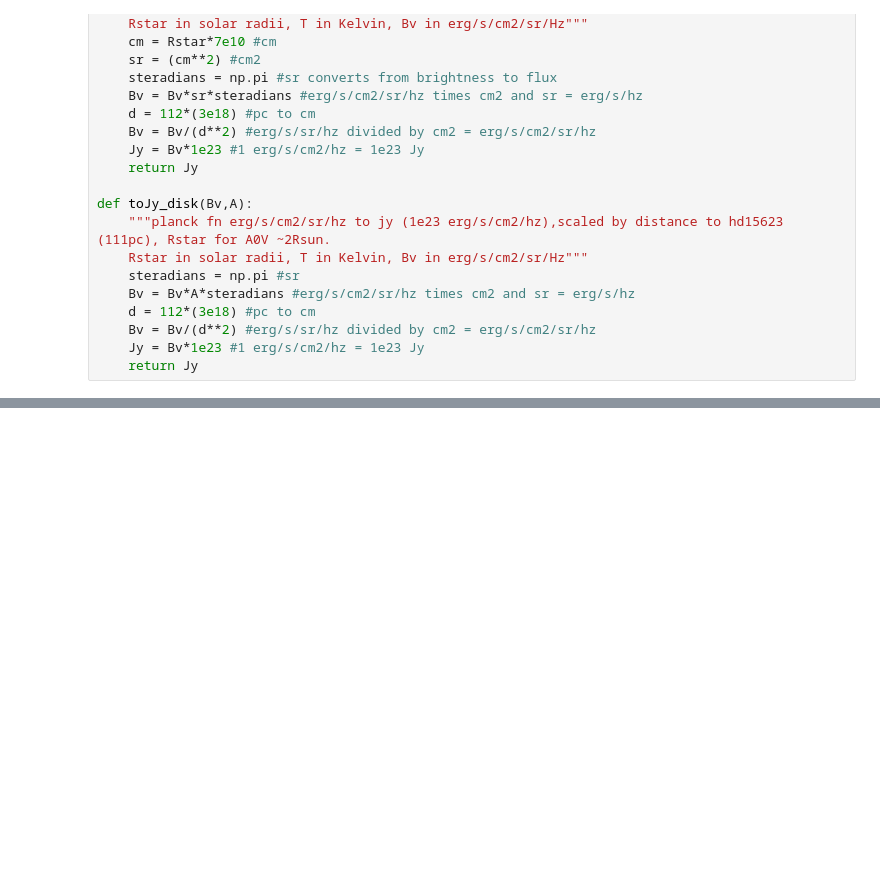
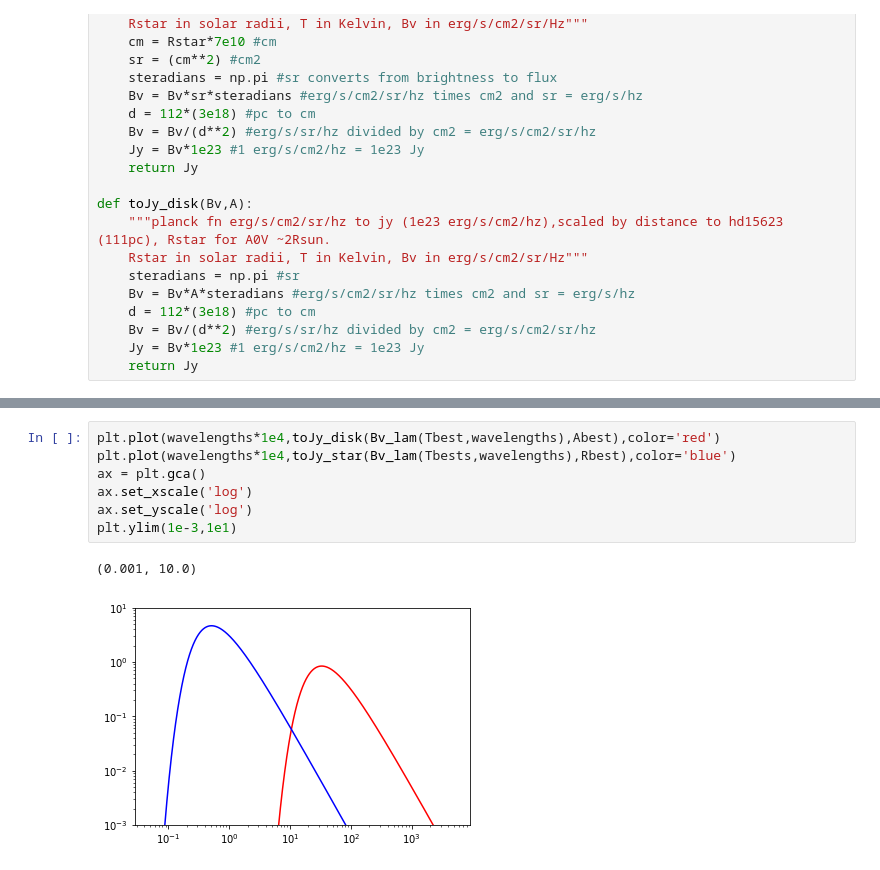
Before and after one commit to briley-lewis/debris-disk, a Jupyter notebook: Disk SED.ipynb, the cells around one changed output, grey strips where cells are left out. Drawn from its saved outputs; the diff is of its cells as text; blank space fills up the shorter version.

```diff
--- a/Disk SED.ipynb
+++ b/Disk SED.ipynb
@@ -143,0 +209,10 @@ def toJy_disk(Bv,A):
+# %%
+plt.plot(wavelengths*1e4,toJy_disk(Bv_lam(Tbest,wavelengths),Abest),color='red')
+plt.plot(wavelengths*1e4,toJy_star(Bv_lam(Tbests,wavelengths),Rbest),color='blue')
+ax = plt.gca()
+ax.set_xscale('log')
+ax.set_yscale('log')
+plt.ylim(1e-3,1e1)
+# %% [output]
+(0.001, 10.0)
+[figure, added]
```
Also changed, not shown: parts of 17 cells of this notebook.
